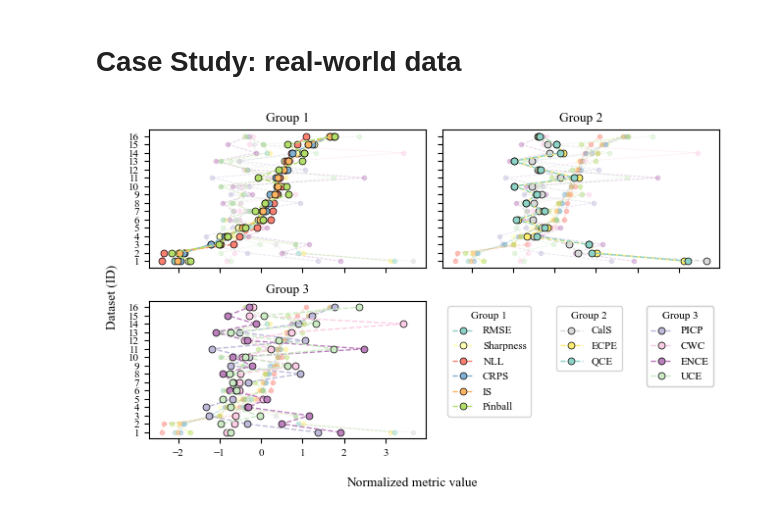
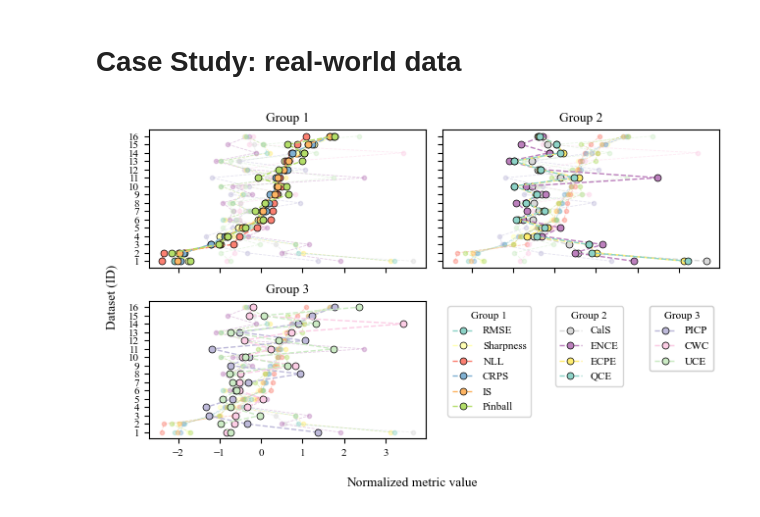
Before and after one commit to JelkeWi/evaluating_the_quality_of_the_quantified_uncertainty, a Jupyter notebook: CaseStudy_real.ipynb, the cells around one changed output. Cells and saved outputs as stored; diff of their text form; code cells hidden in the pictures.

```diff
--- a/CaseStudy_real.ipynb
+++ b/CaseStudy_real.ipynb
@@ -79,6 +79,10 @@ noncal_data = noncal_data.drop('calibration', axis='columns')
 # normalize data
 df = noncal_data
 scaled_data, scaler_dict = standard_scale_data(df[metrics].copy())
+# %%
+group1 = ["RMSE", "Sharpness", "NLL", "CRPS", "IS", "Pinball"]
+group2 = ["CalS", "ECPE", "QCE", "ENCE"]
+group3 = ["PICP", "CWC", "UCE"]
 # %%
 colors = sns.color_palette('Set3', 13)
 handles = []
@@ -96,18 +100,17 @@ line_width = 0.6
 group_markeredgecolor='black'
 group_markeredgewidth=0.5
 
-
 fig, ax = plt.subplots(2,2, figsize=(6.5,4), sharex= True, sharey= True)
 # first pass (to avoid overlapping). Plot all faded out metrics to each subplot.
 for i, m in enumerate(metrics):
     col = colors[i]
-    if m not in ['RMSE', 'CRPS', 'NLL', 'Sharpness', 'IS', 'Pinball']:
+    if m not in group1:
         ax[0,0].plot(scaled_data[m], scaled_data.index, marker = 'o', linestyle = '--', linewidth=line_width, label = m, color = col, alpha = alpha,
                         markersize = marker_size)
-    if m not in ['CalS', 'ECPE', 'QCE']:
+    if m not in group2:
         ax[0,1].plot(scaled_data[m], scaled_data.index, marker = 'o', linestyle = '--', linewidth=line_width, label = m, color = col, alpha = alpha,
                         markersize = marker_size)
-    if m not in ['CWC','UCE', 'ENCE', 'PICP']:
+    if m not in group3:
         ax[1,0].plot(scaled_data[m], scaled_data.index, marker = 'o', linestyle = '--', linewidth=line_width, label = m, color = col, alpha = alpha,
                         markersize = marker_size)
 
@@ -115,40 +118,40 @@ for i, m in enumerate(metrics):
 for i, m in enumerate(metrics):
     col = colors[i]
     # plot [0,0]
-    if m in ['RMSE', 'CRPS', 'NLL', 'Sharpness', 'IS', 'Pinball']:
+    if m in group1:
         handles00.append(mlines.Line2D([],[], color= col, marker = 'o', linestyle= '--', linewidth=group_line_width, markersize=group_marker_size,
                                        markeredgecolor=group_markeredgecolor, markeredgewidth=group_markeredgewidth, label = m))
         ax[0,0].plot(scaled_data[m], scaled_data.index, marker = 'o', linestyle = '--', linewidth=group_line_width, label = m, color = col, alpha = group_alpha,
                      markersize = group_marker_size, markeredgecolor=group_markeredgecolor, markeredgewidth=group_markeredgewidth)
     # plot [0,1]
-    if m in ['CalS', 'ECPE', 'QCE']:
+    if m in group2:
         handles01.append(mlines.Line2D([],[], color= col, marker = 'o', linestyle= '--', linewidth=group_line_width, markersize=group_marker_size,
                                        markeredgecolor=group_markeredgecolor, markeredgewidth=group_markeredgewidth, label = m))
         ax[0,1].plot(scaled_data[m], scaled_data.index, marker = 'o', linestyle = '--', linewidth=group_line_width, label = m, color = col, alpha = group_alpha,
                      markersize = group_marker_size, markeredgecolor=group_markeredgecolor, markeredgewidth=group_markeredgewidth)
     # plot [1,0]
-    if m in ['CWC','UCE', 'ENCE', 'PICP']:
+    if m in group3:
         handles10.append(mlines.Line2D([],[], color= col, marker = 'o', linestyle= '--', linewidth=group_line_width, markersize=group_marker_size,
                                        markeredgecolor=group_markeredgecolor, markeredgewidth=group_markeredgewidth, label = m))
         ax[1,0].plot(scaled_data[m], scaled_data.index, marker = 'o', linestyle = '--', linewidth=group_line_width, label = m, color = col, alpha = group_alpha,
                      markersize = group_marker_size, markeredgecolor=group_markeredgecolor, markeredgewidth=group_markeredgewidth)
 
 ax[0,0].set_title('Group 1')
 ax[0,1].set_title('Group 2')
 ax[1,0].set_title('Group 3')
 ax[1,1].axis('off')
 
 leg1 = ax[1,1].legend(handles=handles00, loc='upper left', title = 'Group 1', bbox_to_anchor=(0, 1))
 leg2 = ax[1,1].legend(handles=handles01, loc='upper center', title = 'Group 2', bbox_to_anchor=(0.53, 1))
 leg3 = ax[1,1].legend(handles=handles10, loc='upper right', title = 'Group 3', bbox_to_anchor=(1, 1))
 ax[1, 1].add_artist(leg1)
 ax[1, 1].add_artist(leg2)
 ax[1, 1].add_artist(leg3)
 
 fig.supylabel('Dataset (ID)')
 fig.supxlabel('Normalized metric value')
 fig.tight_layout()
 
 plt.savefig("figures\\result_real.pdf", format="pdf", bbox_inches="tight")
 # %% [output]
-[figure, old version]
+[figure, new version]
```
Also changed, not shown: parts of 1 cell of this notebook, 10 other files.
